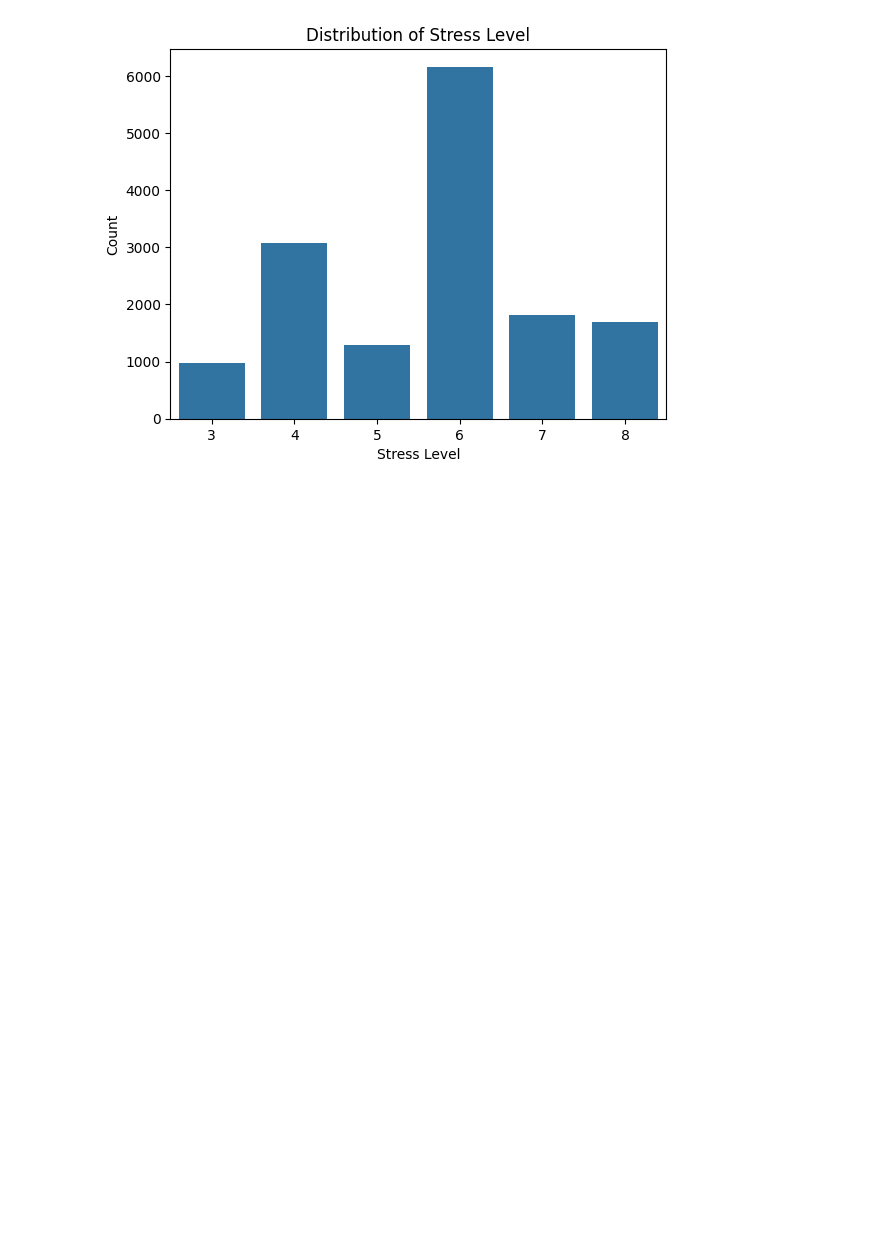
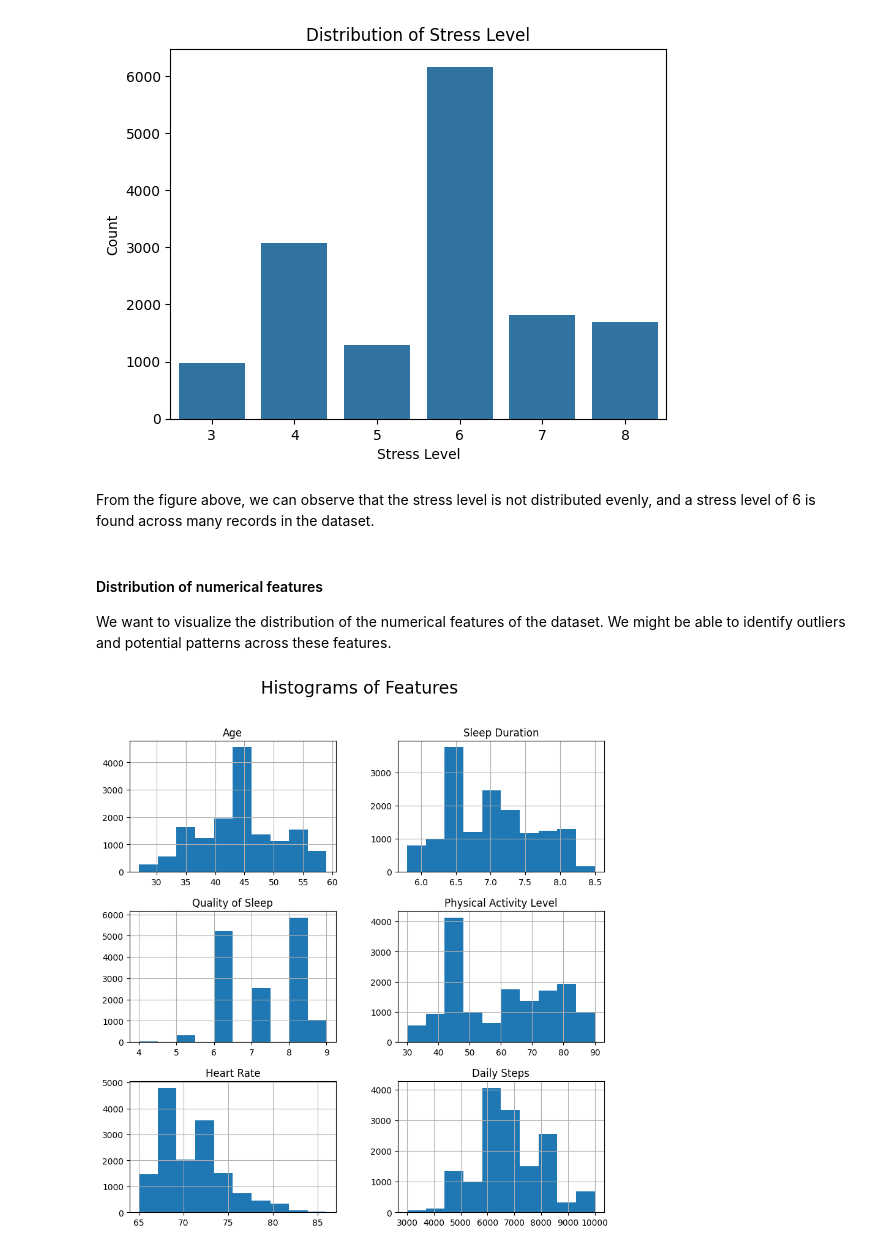
Before and after one commit to cjmax34/cs180-project, a Jupyter notebook: CS 180 Project (Group 3).ipynb, the cells around one changed output. Saved outputs shown, nothing was run; the diff lists cells and outputs as text; code cells hidden in the pictures; blank space fills up the shorter version.

Commit message:
feat: show distribution of numerical features (visualization)

```diff
--- a/CS 180 Project (Group 3).ipynb
+++ b/CS 180 Project (Group 3).ipynb
@@ -196,3 +196,19 @@ plt.title('Distribution of Stress Level')
 plt.show()
 # %% [output]
 [figure]
+# %% [markdown]
+From the figure above, we can observe that the stress level is not distributed evenly, and a stress level of 6 is found across many records in the dataset.
+# %% [markdown]
+#### Distribution of numerical features
+
+We want to visualize the distribution of the numerical features of the dataset. We might be able to identify outliers and potential patterns across these features.
+# %%
+# List of features to plot histograms for
+features = [col for col in dataset.columns if col not in ['Stress Level', 'Person ID']]
+
+# Plot histograms for each feature
+dataset.hist(column=features, bins=10, figsize=(10, 10))
+plt.suptitle("Histograms of Features", fontsize=20)
+plt.show()
+# %% [output]
+[figure, added]
```
Also changed, not shown: parts of 2 cells of this notebook.
